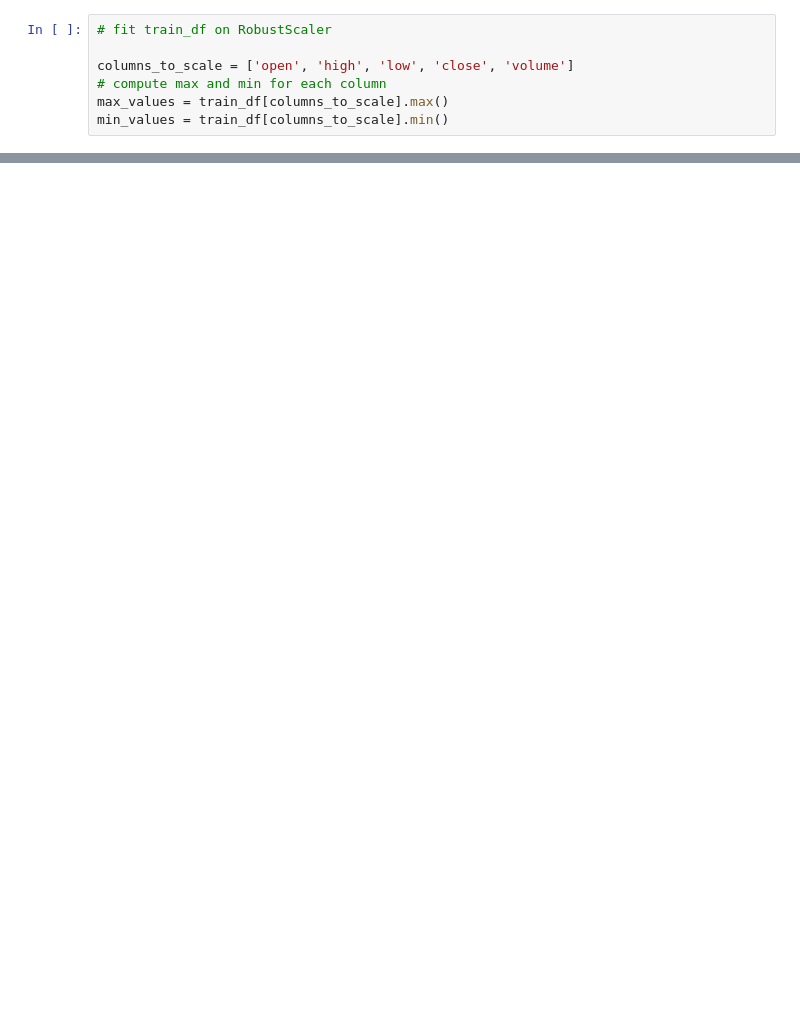
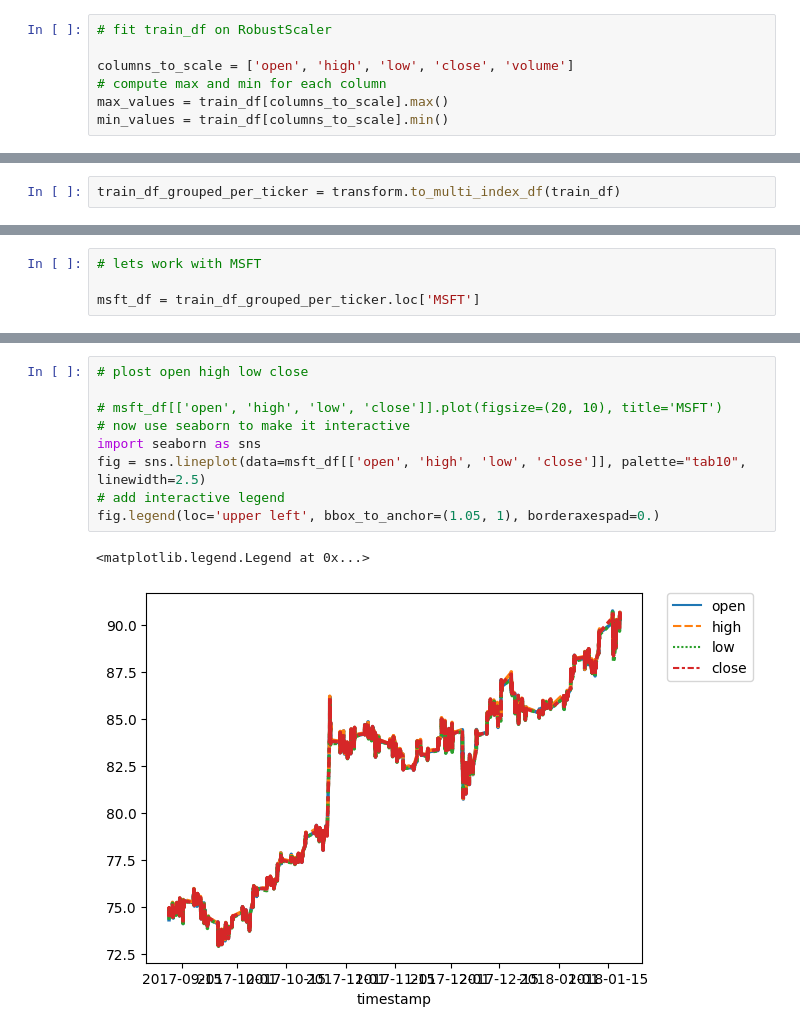
Before and after one commit to Sruinard/azure_staff_engineer, a Jupyter notebook: src/khronos/experiments/interactive.ipynb, the cells around one changed output, grey strips where cells are left out. Saved outputs shown, nothing was run; the diff lists cells and outputs as text; blank space fills up the shorter version.

```diff
--- a/src/khronos/experiments/interactive.ipynb
+++ b/src/khronos/experiments/interactive.ipynb
@@ -115,0 +140,2 @@ Array([[[0.        , 0.09090909, 0.18181819],
+# %%
+train_df_grouped_per_ticker = transform.to_multi_index_df(train_df)
@@ -115,0 +152,4 @@ Array([[[0.        , 0.09090909, 0.18181819],
+# %%
+# lets work with MSFT
+
+msft_df = train_df_grouped_per_ticker.loc['MSFT']
@@ -115,0 +167,12 @@ Array([[[0.        , 0.09090909, 0.18181819],
+# %%
+# plost open high low close
+
+# msft_df[['open', 'high', 'low', 'close']].plot(figsize=(20, 10), title='MSFT')
+# now use seaborn to make it interactive
+import seaborn as sns
+fig = sns.lineplot(data=msft_df[['open', 'high', 'low', 'close']], palette="tab10", linewidth=2.5)
+# add interactive legend
+fig.legend(loc='upper left', bbox_to_anchor=(1.05, 1), borderaxespad=0.)
+# %% [output]
+<matplotlib.legend.Legend at 0x...>
+[figure, added]
```
Also changed, not shown: parts of 18 cells of this notebook, 3 other files.
